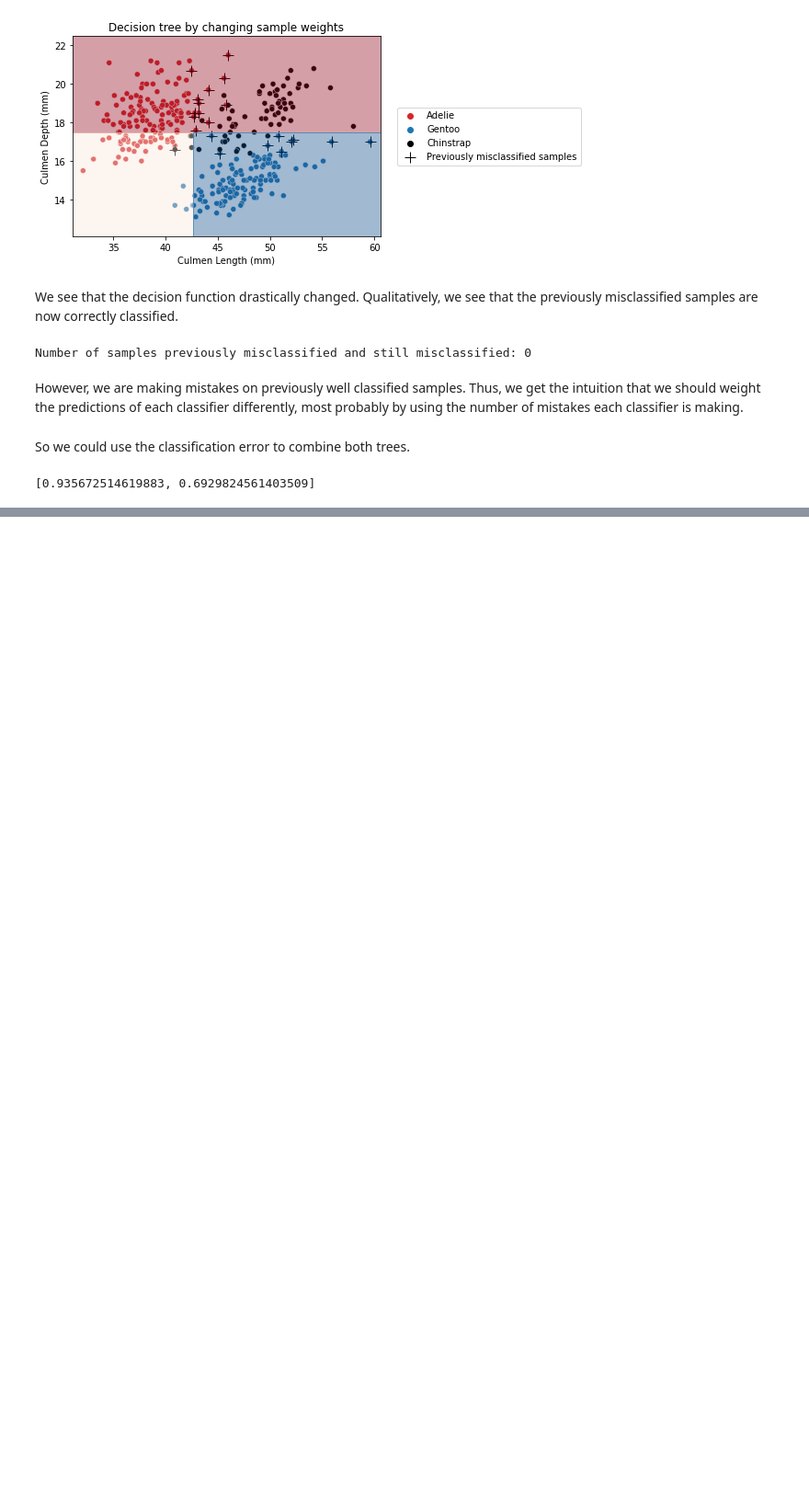
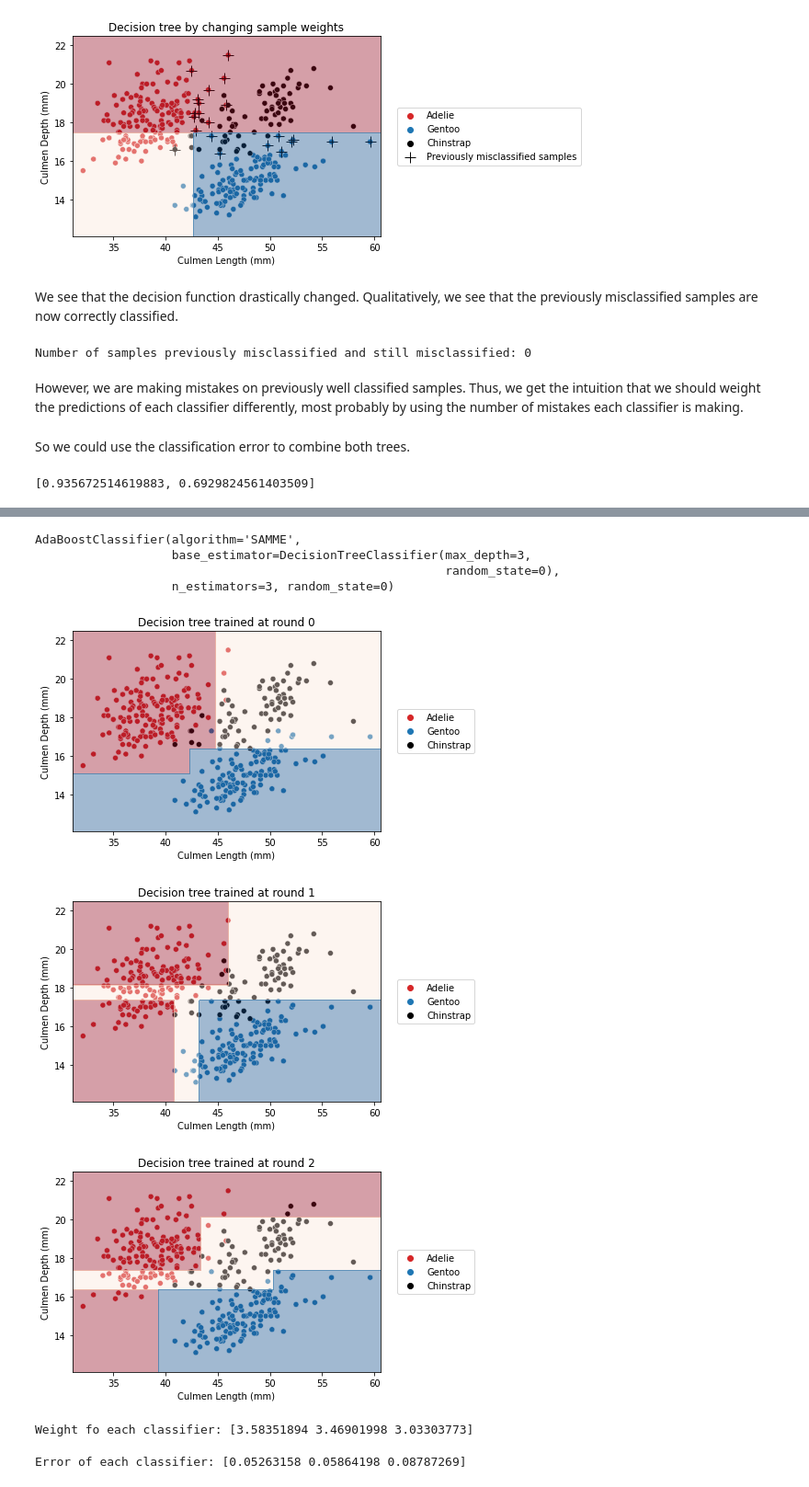
Before and after one commit to skacem/Learning-Machine-Learning, a Jupyter notebook: Scikit-learn/604_adaBoost.ipynb, the cells around one changed output, grey strips where cells are left out. Shown: that part at 92% size. Drawn from its saved outputs; the diff is of its cells as text; code cells hidden in the pictures; blank space fills up the shorter version.

Commit message:
add adaBoosting decision tree algorithm

```diff
--- a/Scikit-learn/604_adaBoost.ipynb
+++ b/Scikit-learn/604_adaBoost.ipynb
@@ -137,0 +150,35 @@ ensemble_weight
+# %%
+from sklearn.ensemble import AdaBoostClassifier
+
+base_estimator = DecisionTreeClassifier(max_depth=3, random_state=0)
+adboost = AdaBoostClassifier(base_estimator=base_estimator,
+                            n_estimators=3, algorithm='SAMME',
+                            random_state=0)
+# %%
+adboost.fit(data, target)
+# %% [output]
+AdaBoostClassifier(algorithm='SAMME',
+                   base_estimator=DecisionTreeClassifier(max_depth=3,
+                                                         random_state=0),
+                   n_estimators=3, random_state=0)
+# %%
+for boosting_round, tree in enumerate(adboost.estimators_):
+    plt.figure()
+    ax = sns.scatterplot(x=culmen_columns[0], y=culmen_columns[1],
+                        hue=target_column, data=penguins,
+                        palette=palette)
+    plot_decision_function(tree, range_features, ax=ax)
+    plt.legend(bbox_to_anchor=(1.04, .5), loc='center left')
+    plt.title(f"Decision tree trained at round {boosting_round}")
+# %% [output]
+[figure, added]
+[figure, added]
+[figure, added]
+# %%
+print(f"Weight fo each classifier: {adboost.estimator_weights_}")
+# %% [output]
+Weight fo each classifier: [3.58351894 3.46901998 3.03303773]
+# %%
+print(f"Error of each classifier: {adboost.estimator_errors_}")
+# %% [output]
+Error of each classifier: [0.05263158 0.05864198 0.08787269]
```
Also changed, not shown: parts of 3 cells of this notebook.
